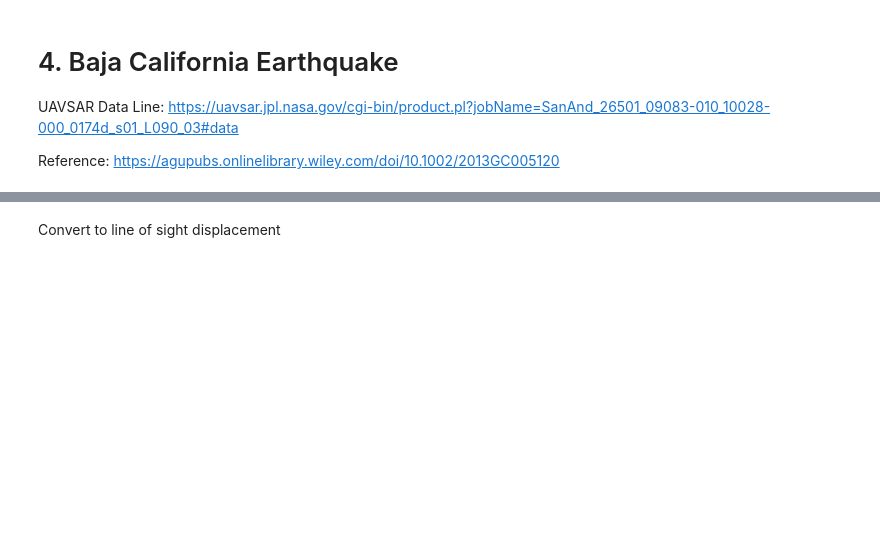
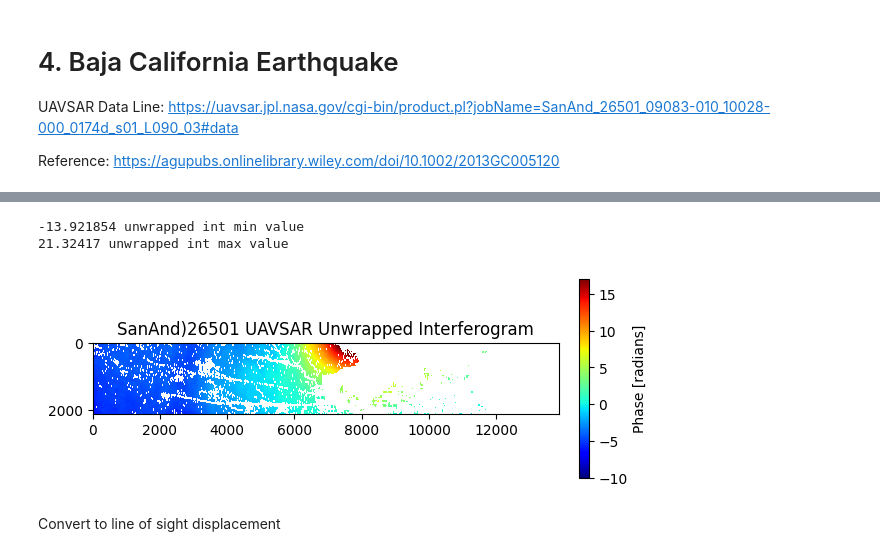
Before and after one commit to anniepeacock/DANSAR, a Jupyter notebook: nisar/Subsidence_NISAR.ipynb, the cells around one changed output, grey strips where cells are left out. Drawn from its saved outputs; the diff is of its cells as text; code cells hidden in the pictures; blank space fills up the shorter version.

```diff
--- a/nisar/Subsidence_NISAR.ipynb
+++ b/nisar/Subsidence_NISAR.ipynb
@@ -424,14 +443,19 @@ plt.show()
 # %%
-grd_unw = rio.open('gulfco_09010_09044-002_12053-006_1112d_s01_L090HH_02_unw_clipped.tif')
+grd_unw = rio.open('SanAnd_26501_09083-010_10028-000_0174d_s01_L090HH_03_unw_clipped.tif')
 grd_unw = grd_unw.read(1)
 grd_unw[grd_unw == 0] = np.nan #set 0 to nan
 print(np.nanmin(grd_unw), 'unwrapped int min value')
 print(np.nanmax(grd_unw), 'unwrapped int max value')
+# %% [output]
+-13.921854 unwrapped int min value
+21.32417 unwrapped int max value
 # %%
 plt.imshow(grd_unw, vmin=-10, vmax=17, cmap='jet')
-plt.title('gulfco_09010 UAVSAR Unwrapped Interferogram')
+plt.title('SanAnd)26501 UAVSAR Unwrapped Interferogram')
 plt.colorbar(label='Phase [radians]', fraction=0.02, pad=0.04)
 plt.show()
+# %% [output]
+[figure, added]
 # %% [markdown]
 Convert to line of sight displacement
 # %%
```
Also changed, not shown: parts of 15 cells of this notebook.
